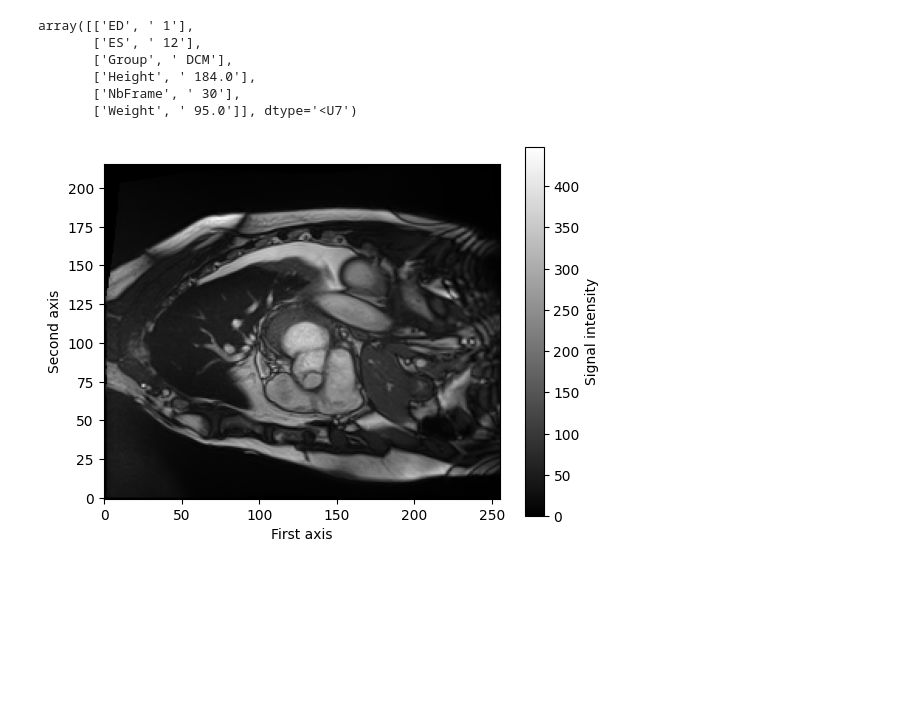
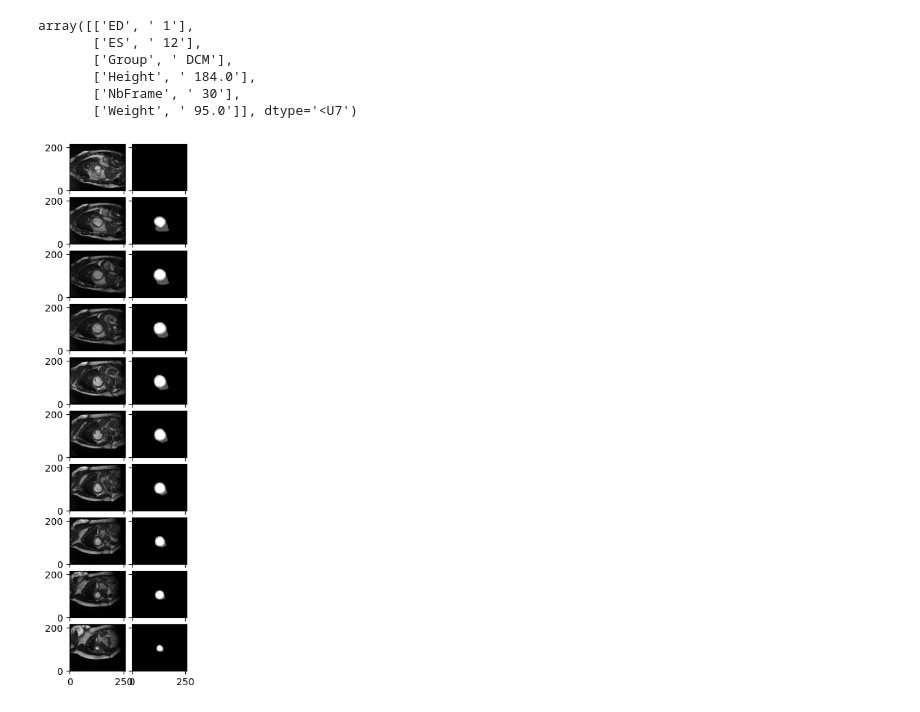
Before and after one commit to joshestein/TUM_thesis, a Jupyter notebook: notebooks/data_exploration.ipynb, the cells around one changed output. Cells and saved outputs as stored; diff of their text form; code cells hidden in the pictures; blank space fills up the shorter version.

Commit message:
View GT alongside images

```diff
--- a/notebooks/data_exploration.ipynb
+++ b/notebooks/data_exploration.ipynb
@@ -28,15 +30,25 @@ array([['ED', ' 1'],
        ['Height', ' 184.0'],
        ['NbFrame', ' 30'],
        ['Weight', ' 95.0']], dtype='<U7')
-# %%
-img = nib.load(data_dir / patient / f"patient{patient_no}_frame0{end_diastole}.nii.gz")
-img = img.get_fdata()
-
-slice_no = 0
-plt.imshow(img[:, :, slice_no], cmap='gray', origin='lower')
-plt.xlabel('First axis')
-plt.ylabel('Second axis')
-plt.colorbar(label='Signal intensity')
-plt.show()
-# %% [output]
-[figure, removed]
+# %%
+img = nib.load(data_dir / patient / f"patient{patient_no}_frame0{end_diastole}.nii.gz")
+img = img.get_fdata()
+
+gt = nib.load(data_dir / patient / f"patient{patient_no}_frame0{end_diastole}_gt.nii.gz")
+gt = gt.get_fdata()
+
+slices = img.shape[2]
+fig = plt.figure(figsize=(10, 10))
+grid = ImageGrid(fig, 111, nrows_ncols=(slices, 2), axes_pad=0.1)
+
+images = []
+for i in range(slices):
+    images.append(img[:, :, i])
+    images.append(gt[:, :, i])
+
+for ax, image in zip(grid, images):
+    ax.imshow(image, cmap="gray", origin="lower")
+
+plt.show()
+# %% [output]
+[figure, added]
```
Also changed, not shown: parts of 2 cells of this notebook.
